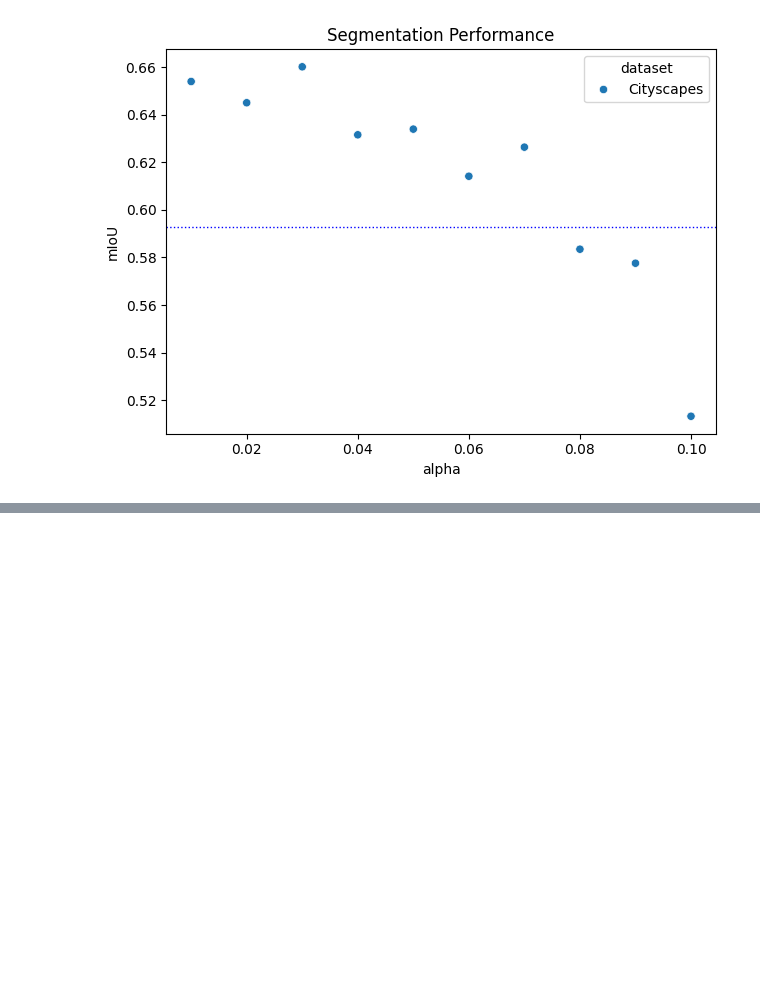
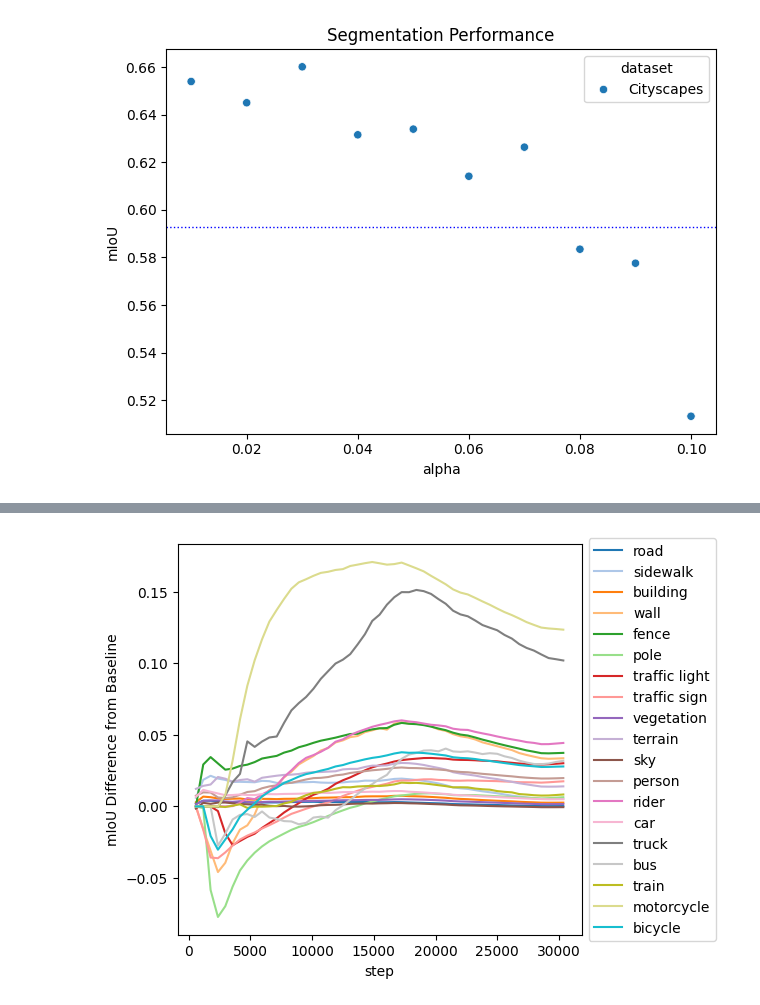
Before and after one commit to brandongk-ubco/thesis-analysis, a Jupyter notebook: citl.ipynb, the cells around one changed output, grey strips where cells are left out. Saved outputs shown, nothing was run; the diff lists cells and outputs as text; code cells hidden in the pictures; blank space fills up the shorter version.

```diff
--- a/citl.ipynb
+++ b/citl.ipynb
@@ -99,0 +150,44 @@ plt.savefig(f'{image_output_directory}/segmentation_performance.png', dpi=300, b
+# %%
+classes = [
+    "road",
+    "sidewalk",
+    "building",
+    "wall",
+    "fence",
+    "pole",
+    "traffic light",
+    "traffic sign",
+    "vegetation",
+    "terrain",
+    "sky",
+    "person",
+    "rider",
+    "car",
+    "truck",
+    "bus",
+    "train",
+    "motorcycle",
+    "bicycle",
+]
+
+best_method_val_segmentation_metrics = method_val_segmentation_metrics[method_val_segmentation_metrics["alpha"] == 0.03]
+
+joined_segmentation_metrics = pd.merge(best_method_val_segmentation_metrics, baseline_val_segmentation_metrics, on=["step", "dataset"], how="inner", suffixes=("_method", "_baseline"))
+
+difference_metrics = pd.DataFrame()
+difference_metrics["step"] = joined_segmentation_metrics["step"]
+
+for clazz in classes:
+    difference_metrics[clazz] = joined_segmentation_metrics[f"val_jaccard_{clazz}_method"] - joined_segmentation_metrics[f"val_jaccard_{clazz}_baseline"]
+
+palette = sns.color_palette("tab20", as_cmap=True)
+
+difference_metrics = difference_metrics.melt(id_vars=["step"], var_name="class", value_name="delta")
+fig, ax = plt.subplots()
+sns.lineplot(data=difference_metrics, x="step", y="delta", hue="class", ax=ax, palette=palette.colors)
+ax.legend(loc='center left', bbox_to_anchor=(1, 0.5))
+plt.ylabel("mIoU Difference from Baseline")
+plt.tight_layout()
+plt.savefig(f'{image_output_directory}/segmentation_val_iou_difference.png', dpi=300, bbox_inches='tight')
+# %% [output]
+[figure, added]
```
Also changed, not shown: parts of 14 cells of this notebook, 10 other files.
